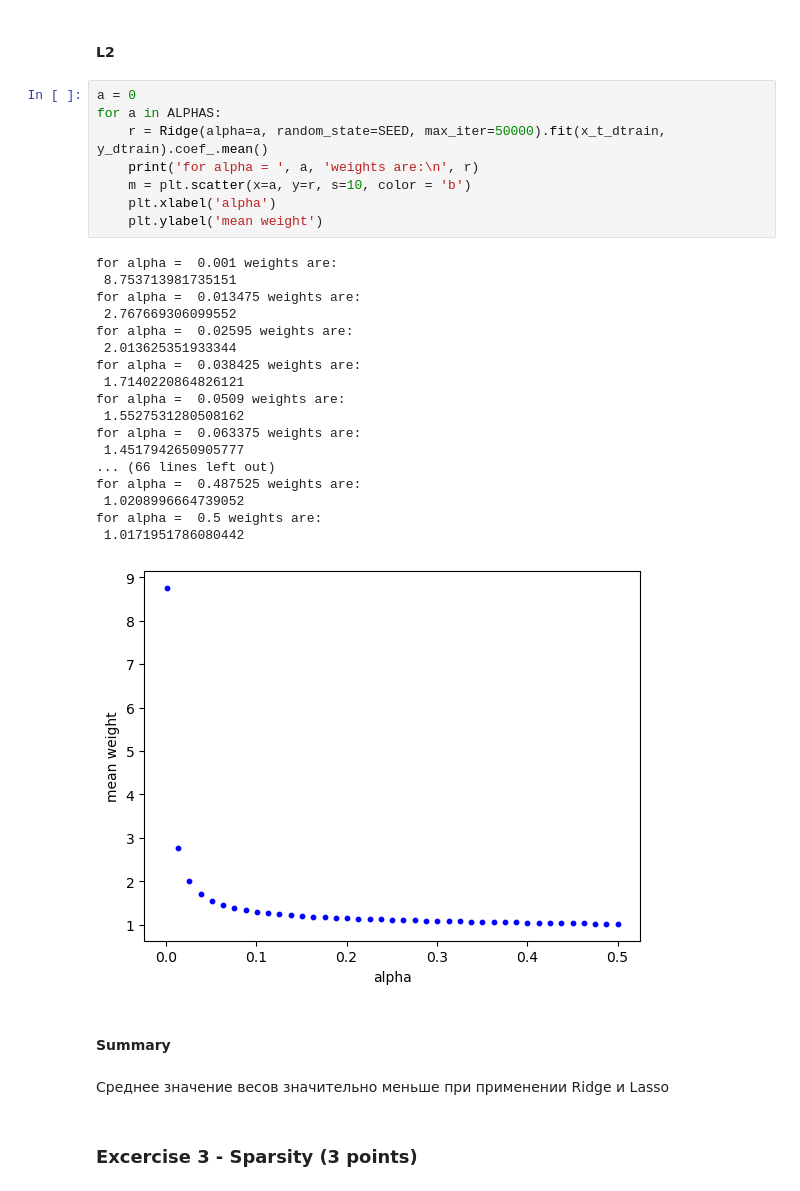
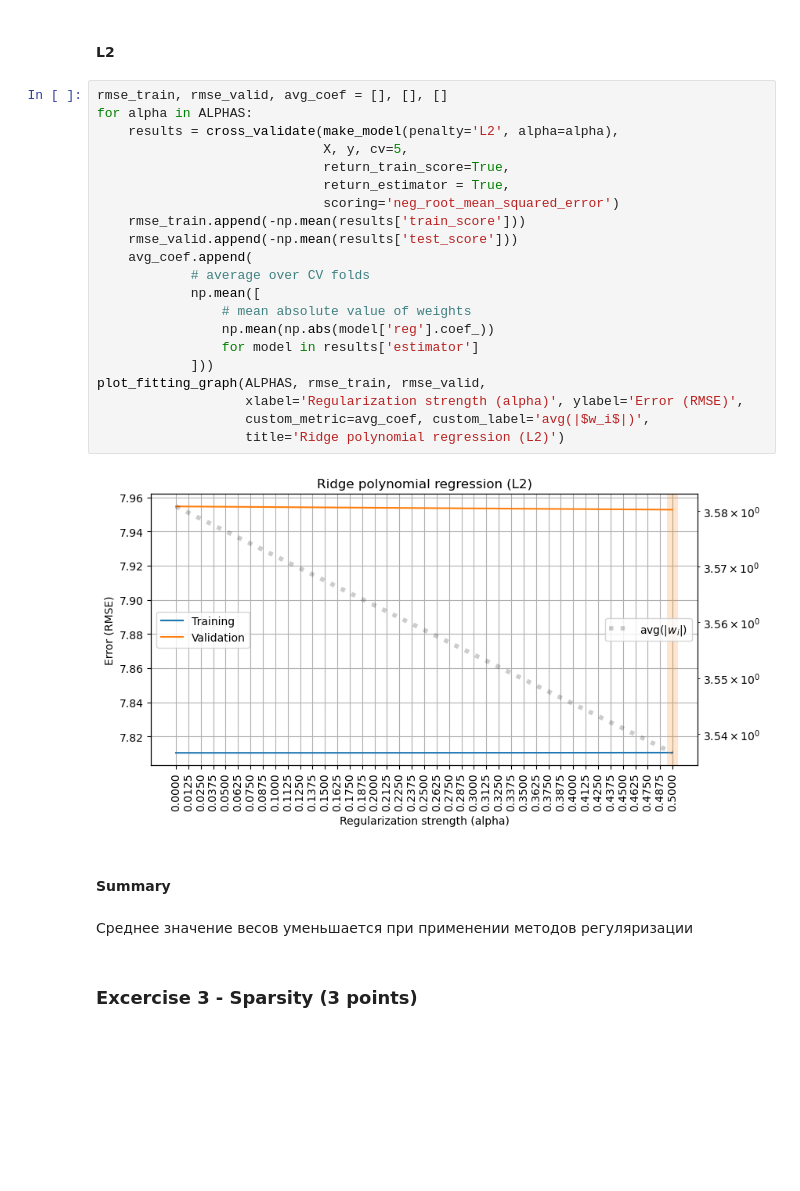
Before and after one commit to tshura/ml-intro-tasks-copy, a Jupyter notebook: 4_overfitting_regularization/overfitting_regularization.ipynb, the cells around one changed output. Saved outputs shown, nothing was run; the diff lists cells and outputs as text; blank space fills up the shorter version.

```diff
--- a/4_overfitting_regularization/overfitting_regularization.ipynb
+++ b/4_overfitting_regularization/overfitting_regularization.ipynb
@@ -472,36 +480,32 @@ for alpha =  0.5 weights are:
 # %% [markdown]
 #### L2
-# %%
-a = 0
-for a in ALPHAS:
-    r = Ridge(alpha=a, random_state=SEED, max_iter=50000).fit(x_t_dtrain, y_dtrain).coef_.mean()
-    print('for alpha = ', a, 'weights are:\n', r)
-    m = plt.scatter(x=a, y=r, s=10, color = 'b')
-    plt.xlabel('alpha')
-    plt.ylabel('mean weight')
-# %% [output]
-for alpha =  0.001 weights are:
- 8.753713981735151
-for alpha =  0.013475 weights are:
- 2.767669306099552
-for alpha =  0.02595 weights are:
- 2.013625351933344
-for alpha =  0.038425 weights are:
- 1.7140220864826121
-for alpha =  0.0509 weights are:
- 1.5527531280508162
-for alpha =  0.063375 weights are:
- 1.4517942650905777
-... (66 lines left out)
-for alpha =  0.487525 weights are:
- 1.0208996664739052
-for alpha =  0.5 weights are:
- 1.0171951786080442
-[figure, removed]
+# %%
+rmse_train, rmse_valid, avg_coef = [], [], []
+for alpha in ALPHAS:
+    results = cross_validate(make_model(penalty='L2', alpha=alpha),
+                             X, y, cv=5,
+                             return_train_score=True,
+                             return_estimator = True,
+                             scoring='neg_root_mean_squared_error')
+    rmse_train.append(-np.mean(results['train_score']))
+    rmse_valid.append(-np.mean(results['test_score']))
+    avg_coef.append(
+            # average over CV folds
+            np.mean([
+                # mean absolute value of weights
+                np.mean(np.abs(model['reg'].coef_))
+                for model in results['estimator']
+            ]))
+plot_fitting_graph(ALPHAS, rmse_train, rmse_valid,
+                   xlabel='Regularization strength (alpha)', ylabel='Error (RMSE)',
+                   custom_metric=avg_coef, custom_label='avg(|$w_i$|)',
+                   title='Ridge polynomial regression (L2)')
+# %% [output]
+[figure, added]
 # %% [markdown]
 #### Summary
 # %% [markdown]
-Среднее значение весов значительно меньше при применении Ridge и Lasso
+Среднее значение весов уменьшается при применении методов регуляризации
 # %% [markdown]
 ### Excercise 3 - Sparsity (3 points)
 # %% [markdown]
```
Also changed, not shown: parts of 12 cells of this notebook.
